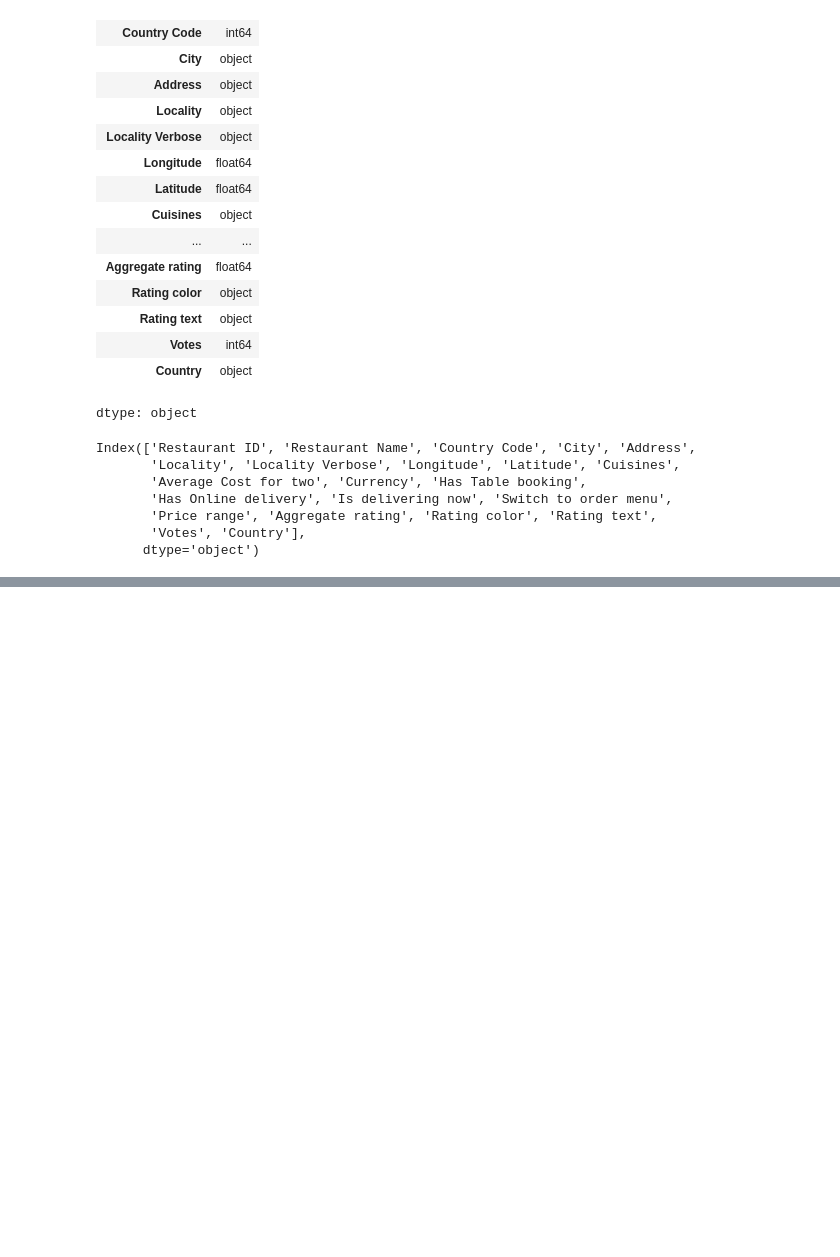
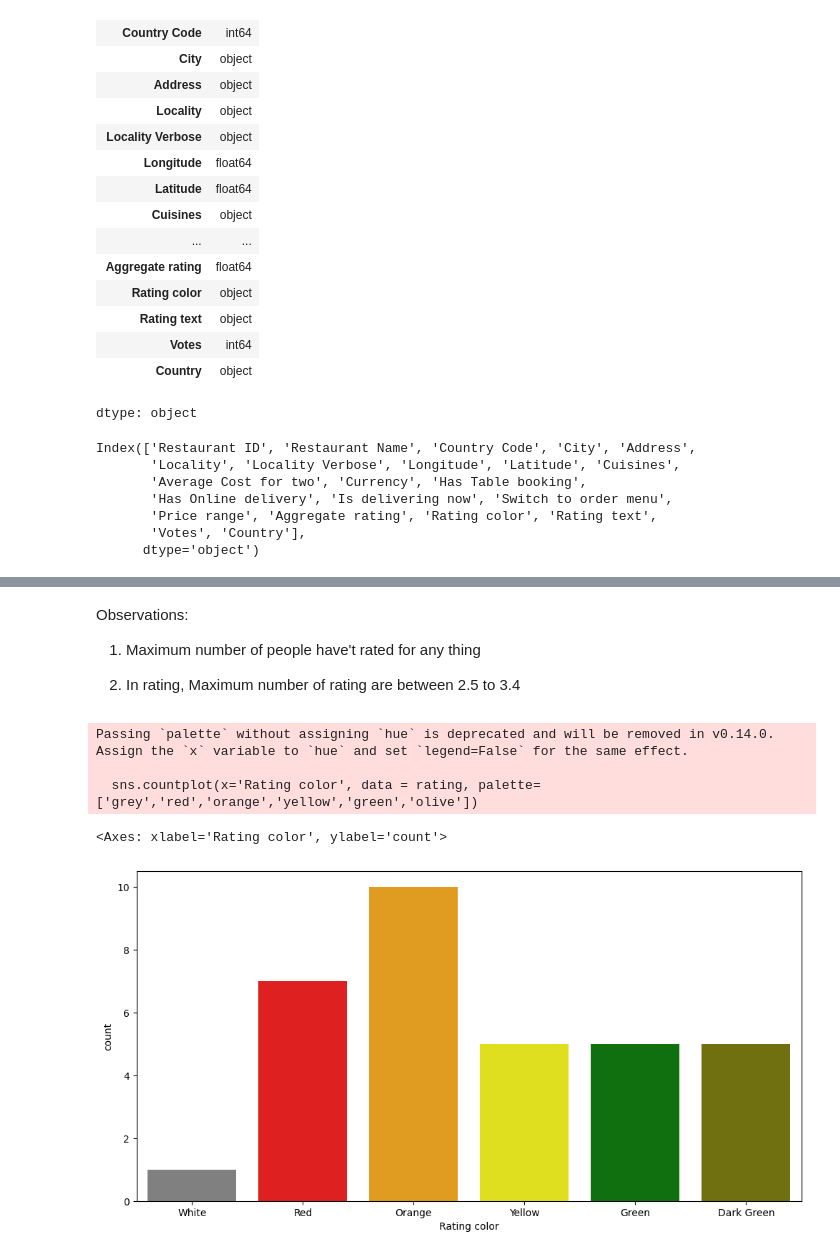
Before and after one commit to GitTanish/DataAnalysis, a Jupyter notebook: eda2_Zomato.ipynb, the cells around one changed output, grey strips where cells are left out. Drawn from its saved outputs; the diff is of its cells as text; code cells hidden in the pictures; blank space fills up the shorter version.

```diff
--- a/eda2_Zomato.ipynb
+++ b/eda2_Zomato.ipynb
@@ -175,0 +255,15 @@ country_names=fin_df.Country.value_counts().index
+# %% [markdown]
+Observations:
+1. Maximum number of people have't rated for any thing
+
+2. In rating, Maximum number of rating are between 2.5 to 3.4
+# %%
+## Count Plot
+sns.countplot(x='Rating color', data = rating, palette=['grey','red','orange','yellow','green','olive'])
+# Note :- this is frequency of values, as white is non-repeating it's lowest
+# %% [output]
+Passing `palette` without assigning `hue` is deprecated and will be removed in v0.14.0. Assign the `x` variable to `hue` and set `legend=False` for the same effect.
+
+  sns.countplot(x='Rating color', data = rating, palette=['grey','red','orange','yellow','green','olive'])
+<Axes: xlabel='Rating color', ylabel='count'>
+[figure, added]
```
Also changed, not shown: parts of 15 cells of this notebook.
